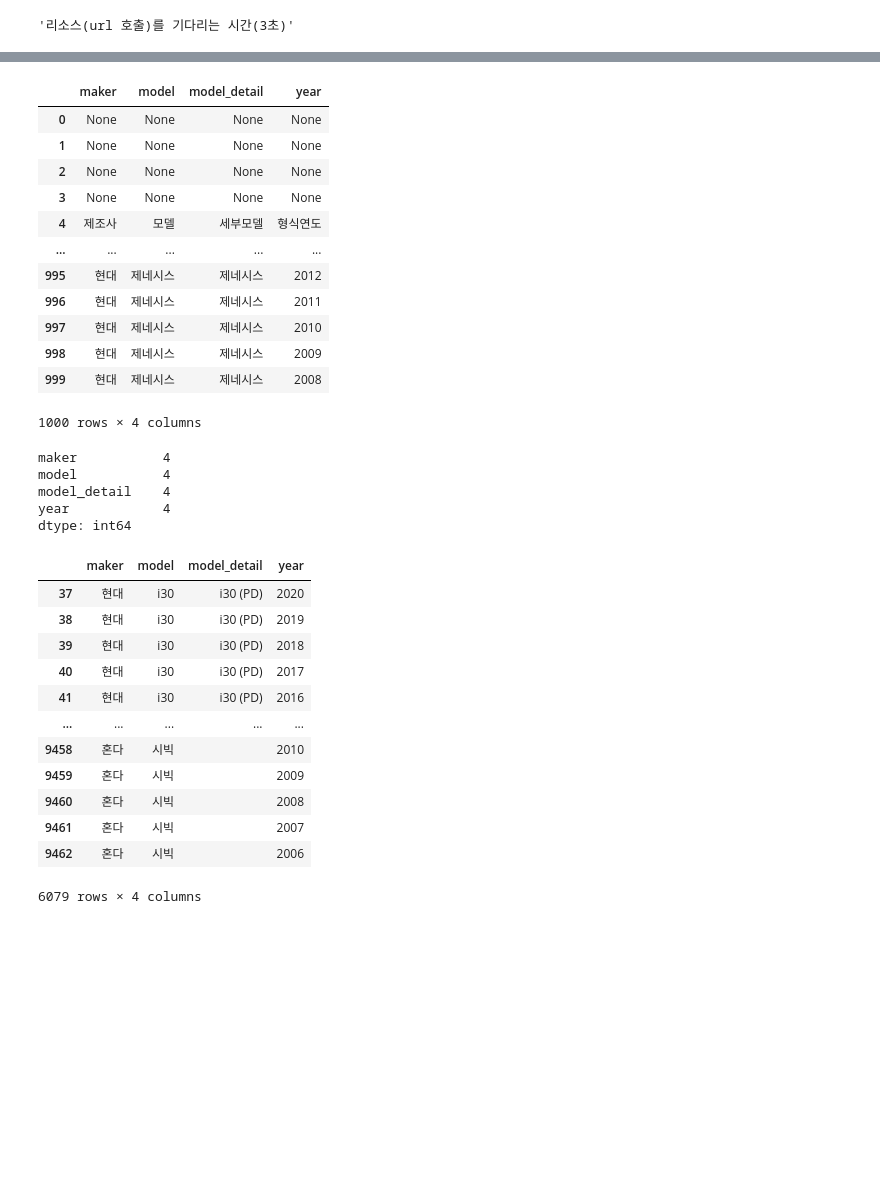
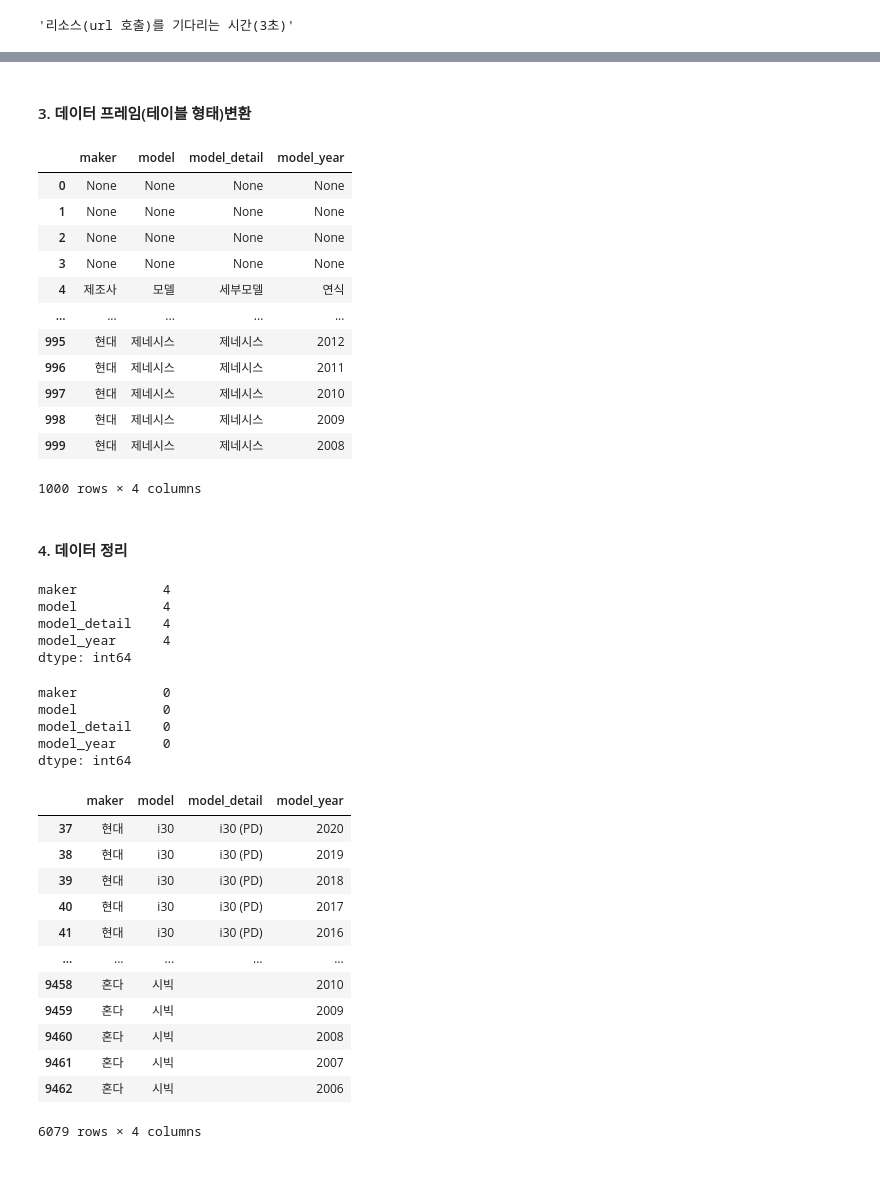
Before and after one commit to kimpanjung/Simple_Car_model_crawling, a Jupyter notebook: Encar.ipynb, the cells around one changed output, grey strips where cells are left out. Saved outputs shown, nothing was run; the diff lists cells and outputs as text; code cells hidden in the pictures; blank space fills up the shorter version.

```diff
--- a/Encar.ipynb
+++ b/Encar.ipynb
@@ -169,27 +172,22 @@ len(car_list)
+# %% [markdown]
+#### 3. 데이터 프레임(테이블 형태)변환
 # %%
 import pandas as pd
-df = pd.DataFrame(car_list, columns=['maker', 'model', 'model_detail', 'year'])
+# 테이블 컬럼이름 지정 (제조사:maker, 모델명:model, 세부모델:model_detail, 형식연도:model_year)
+df = pd.DataFrame(car_list, columns=['maker', 'model', 'model_detail', 'model_year'])
+# 데이터 1~1000개 조회
+df.head(1000)
+# %% [output]
+|  | maker | model | model_detail | model_year |
+| 0 | None | None | None | None |
+| 1 | None | None | None | None |
+| 2 | None | None | None | None |
+| 3 | None | None | None | None |
+| 4 | 제조사 | 모델 | 세부모델 | 연식 |
+| ... | ... | ... | ... | ... |
+| 995 | 현대 | 제네시스 | 제네시스 | 2012 |
+| 996 | 현대 | 제네시스 | 제네시스 | 2011 |
+| 997 | 현대 | 제네시스 | 제네시스 | 2010 |
+| 998 | 현대 | 제네시스 | 제네시스 | 2009 |
+| 999 | 현대 | 제네시스 | 제네시스 | 2008 |
+1000 rows × 4 columns
-# %%
-df.head(1000)
-# %% [output]
-|  | maker | model | model_detail | year |
-| 0 | None | None | None | None |
-| 1 | None | None | None | None |
-| 2 | None | None | None | None |
-| 3 | None | None | None | None |
-| 4 | 제조사 | 모델 | 세부모델 | 형식연도 |
-| ... | ... | ... | ... | ... |
-| 995 | 현대 | 제네시스 | 제네시스 | 2012 |
-| 996 | 현대 | 제네시스 | 제네시스 | 2011 |
-| 997 | 현대 | 제네시스 | 제네시스 | 2010 |
-| 998 | 현대 | 제네시스 | 제네시스 | 2009 |
-| 999 | 현대 | 제네시스 | 제네시스 | 2008 |
-1000 rows × 4 columns
-# %%
-df.isnull().sum()
-# %% [output]
-maker           4
-model           4
-model_detail    4
-year            4
-dtype: int64
@@ -198,14 +194,35 @@ df_1 = df.dropna()
+# %% [markdown]
+#### 4. 데이터 정리
+# %%
+# 결측(없는, 누락) 데이터 확인
+df.isnull().sum()
+# %% [output]
+maker           4
+model           4
+model_detail    4
+model_year      4
+dtype: int64
+# %%
+# 결측데이터 제거 후 확인
+df_1 = df.dropna()
+df_1.isnull().sum()
+# %% [output]
+maker           0
+model           0
+model_detail    0
+model_year      0
+dtype: int64
 # %%
-index = df_1[(df['maker'] == '제조사') | (df['model'] == '모델') | (df['model_detail'] == '세부모델') | (df['year'] == '형식연도')].index
-index_model = df_1[df['model'] == '모델'].index
-index_model_detail = df_1[df['model_detail'] == '세부모델'].index
-index_year = df_1[df['year'] == '형식연도'].index
+# 각 컬럼중에 제조사/모델/세부모델/형식연도 의 값을 가진 튜플을 제거하기 위한 인덱스 설정
+index = df_1[(df['maker'] == '제조사') | (df['model'] == '모델') | (df['model_detail'] == '세부모델') | (df['model_year'] == '형식연도')].index
 
+# 위에 해당되는 인덱스 데이터 제거
+df_2 = df_1.drop(index)
 
-df_2 = df_1.drop(index)
+# 데이터 확인
 df_2
 # %% [output]
-|  | maker | model | model_detail | year |
+|  | maker | model | model_detail | model_year |
 | 37 | 현대 | i30 | i30 (PD) | 2020 |
 | 38 | 현대 | i30 | i30 (PD) | 2019 |
 | 39 | 현대 | i30 | i30 (PD) | 2018 |
@@ -218,3 +235,5 @@ df_2
 | 9461 | 혼다 | 시빅 |  | 2007 |
 | 9462 | 혼다 | 시빅 |  | 2006 |
 6079 rows × 4 columns
+# %% [markdown]
+#
```
Also changed, not shown: parts of 6 cells of this notebook.
